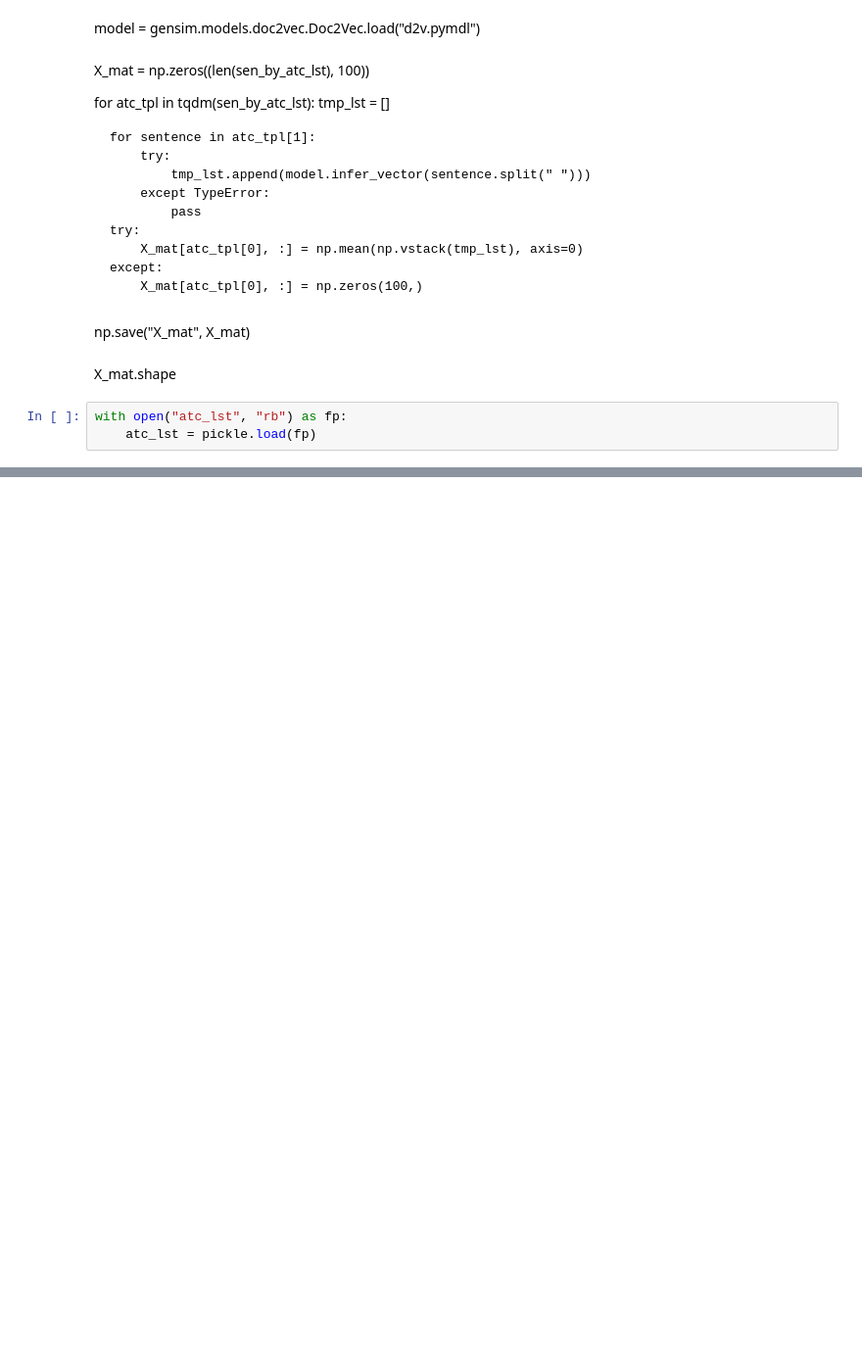
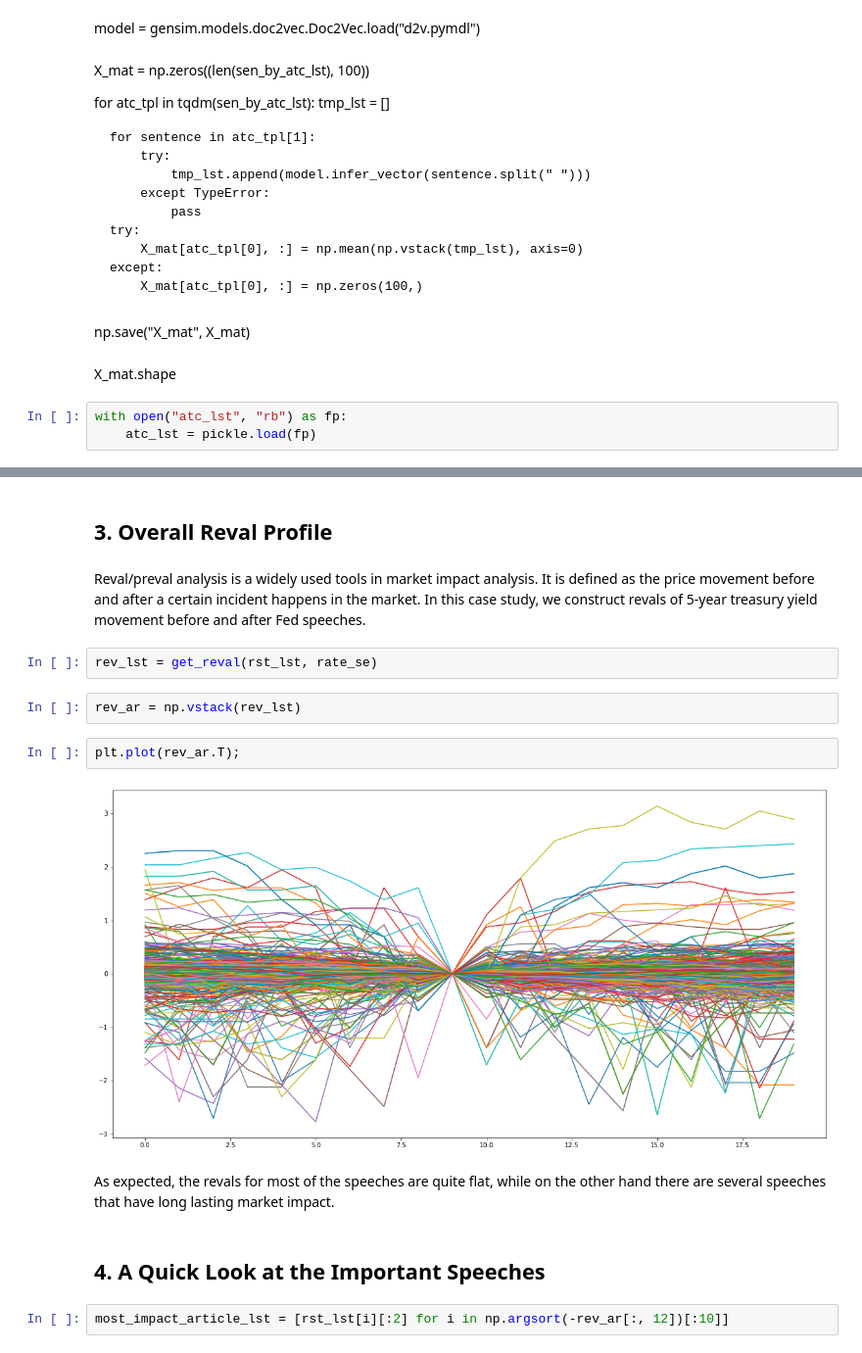
Before and after one commit to hhy845914111/NLP-Project, a Jupyter notebook: doc2vec.ipynb, the cells around one changed output, grey strips where cells are left out. Shown at 98% size. Cells and saved outputs as stored; diff of their text form; blank space fills up the shorter version.

```diff
--- a/doc2vec.ipynb
+++ b/doc2vec.ipynb
@@ -146,0 +194,18 @@ training
+# %% [markdown]
+## 3. Overall Reval Profile
+# %% [markdown]
+Reval/preval analysis is a widely used tools in market impact analysis. It is defined as the price movement before and after a certain incident happens in the market. In this case study, we construct revals of 5-year treasury yield movement before and after Fed speeches.
+# %%
+rev_lst = get_reval(rst_lst, rate_se)
+# %%
+rev_ar = np.vstack(rev_lst)
+# %%
+plt.plot(rev_ar.T);
+# %% [output]
+[figure, added]
+# %% [markdown]
+As expected, the revals for most of the speeches are quite flat, while on the other hand there are several speeches that have long lasting market impact.
+# %% [markdown]
+## 4. A Quick Look at the Important Speeches
+# %%
+most_impact_article_lst = [rst_lst[i][:2] for i in np.argsort(-rev_ar[:, 12])[:10]]
```
Also changed, not shown: parts of 49 cells of this notebook, 18 other files.
